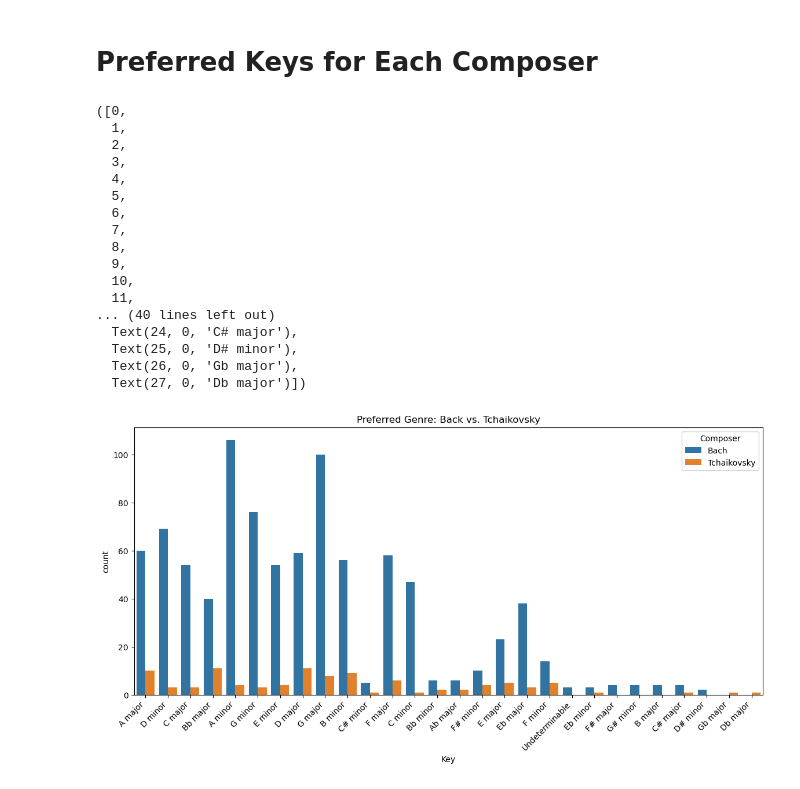
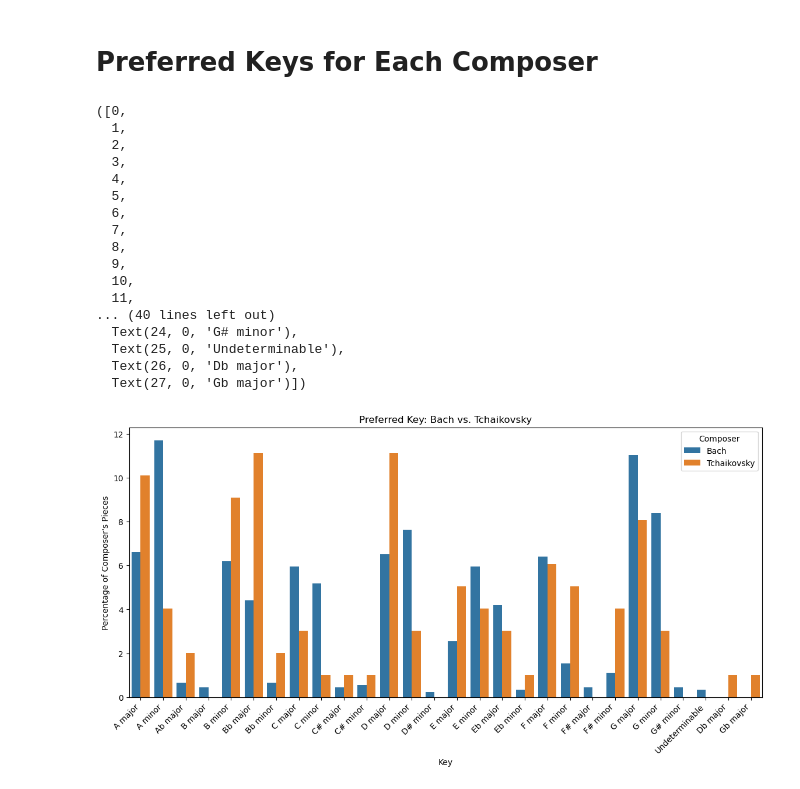
Before and after one commit to KDJDEV/introDSMidtermProject, a Jupyter notebook: test.ipynb, the cells around one changed output. Cells and saved outputs as stored; diff of their text form; code cells hidden in the pictures.

```diff
--- a/test.ipynb
+++ b/test.ipynb
@@ -207,30 +207,39 @@ plt.xticks(rotation=45, ha='right')
 # %% [markdown]
 # Preferred Keys for Each Composer
 # %%
+key_counts = (
+    meta_data_df.groupby(['Composer', 'Key'])
+    .size()
+    .reset_index(name='Count')
+)
+key_counts['Percentage'] = (
+    key_counts['Count']
+    / key_counts.groupby('Composer')['Count'].transform('sum')
+    * 100
+)
 
-plt.figure(figsize=(14,6))
-sns.countplot(data=meta_data_df, x='Key', hue='Composer')
-plt.title('Preferred Genre: Back vs. Tchaikovsky')
+plt.figure(figsize=(14, 6))
+sns.barplot(data=key_counts, x='Key', y='Percentage', hue='Composer')
+plt.title('Preferred Key: Bach vs. Tchaikovsky')
 plt.xlabel('Key')
-# plt.ylabel('Log of Counts')
-# plt.yscale('log')
+plt.ylabel('Percentage of Composer\'s Pieces')
 plt.xticks(rotation=45, ha='right')
 # %% [output]
 ([0,
   1,
   2,
   3,
   4,
   5,
   6,
   7,
   8,
   9,
   10,
   11,
 ... (40 lines left out)
-  Text(24, 0, 'C# major'),
-  Text(25, 0, 'D# minor'),
-  Text(26, 0, 'Gb major'),
-  Text(27, 0, 'Db major')])
+  Text(24, 0, 'G# minor'),
+  Text(25, 0, 'Undeterminable'),
+  Text(26, 0, 'Db major'),
+  Text(27, 0, 'Gb major')])
-[figure, old version]
+[figure, new version]
```
